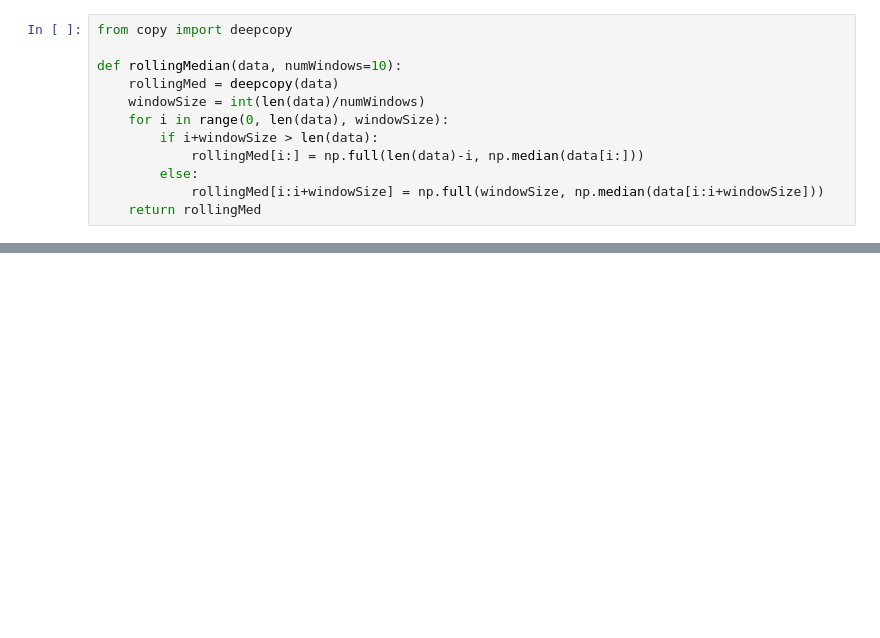
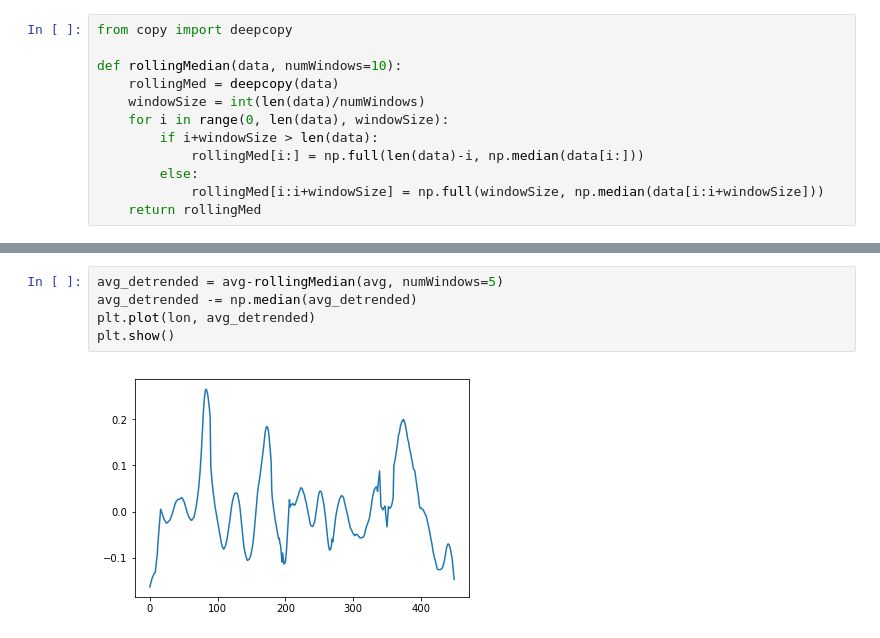
Before and after one commit to joheenc/NEB_infrared_waves, a Jupyter notebook: 2017may.ipynb, the cells around one changed output, grey strips where cells are left out. Drawn from its saved outputs; the diff is of its cells as text; blank space fills up the shorter version.

```diff
--- a/2017may.ipynb
+++ b/2017may.ipynb
@@ -41,0 +38,7 @@ plt.show()
+# %%
+avg_detrended = avg-rollingMedian(avg, numWindows=5)
+avg_detrended -= np.median(avg_detrended)
+plt.plot(lon, avg_detrended)
+plt.show()
+# %% [output]
+[figure, added]
```
Also changed, not shown: parts of 7 cells of this notebook.
